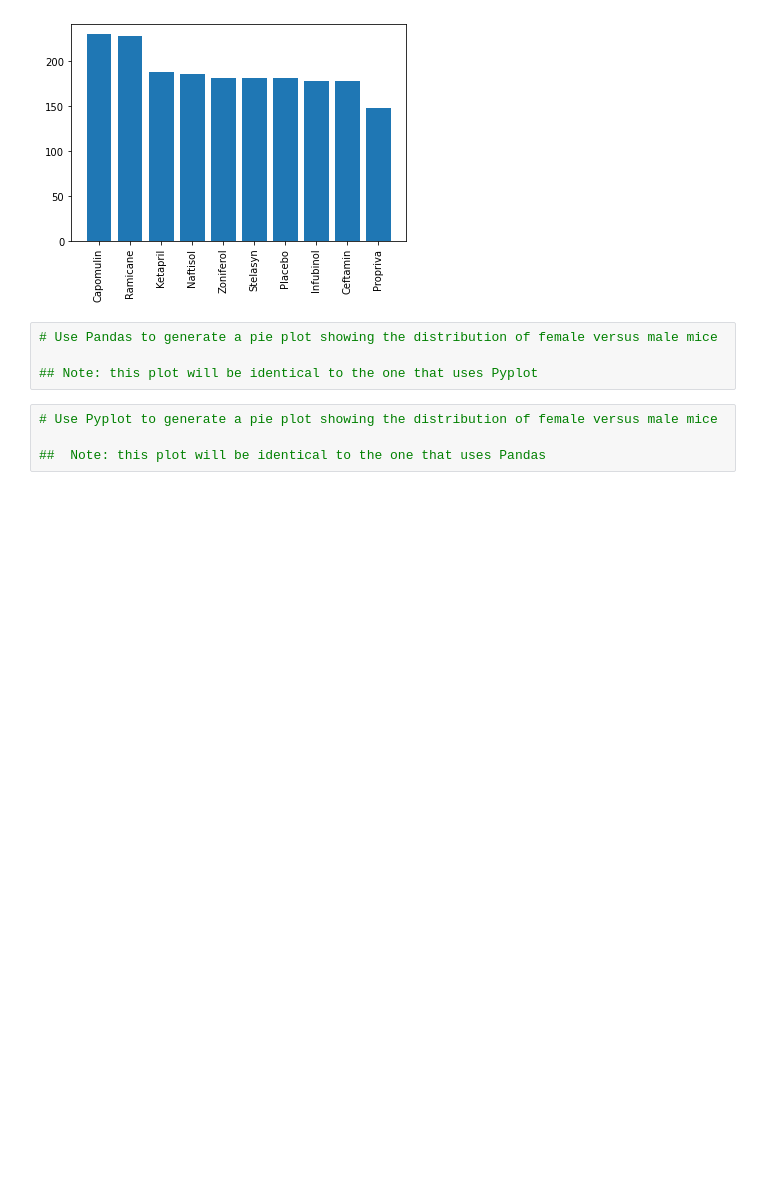
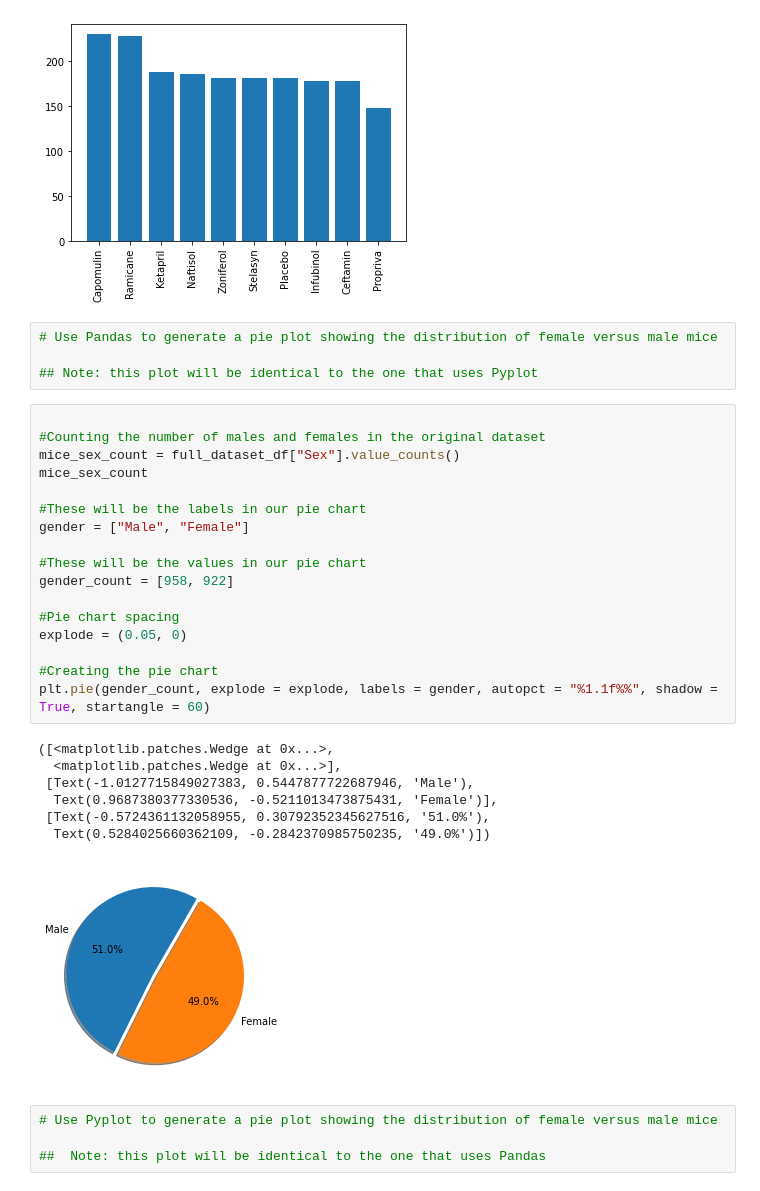
Before and after one commit to arerickson28/matplotlib-challenge, a Jupyter notebook: Pymaceuticals/pymaceuticals_starter.ipynb, the cells around one changed output. Saved outputs shown, nothing was run; the diff lists cells and outputs as text; blank space fills up the shorter version.

```diff
--- a/Pymaceuticals/pymaceuticals_starter.ipynb
+++ b/Pymaceuticals/pymaceuticals_starter.ipynb
@@ -148,6 +148,31 @@ plt.xticks(rotation = 90)
 # Use Pandas to generate a pie plot showing the distribution of female versus male mice
 
 ## Note: this plot will be identical to the one that uses Pyplot
+# %%
+
+#Counting the number of males and females in the original dataset
+mice_sex_count = full_dataset_df["Sex"].value_counts()
+mice_sex_count
+
+#These will be the labels in our pie chart
+gender = ["Male", "Female"]
+
+#These will be the values in our pie chart
+gender_count = [958, 922]
+
+#Pie chart spacing
+explode = (0.05, 0)
+
+#Creating the pie chart
+plt.pie(gender_count, explode = explode, labels = gender, autopct = "%1.1f%%", shadow = True, startangle = 60)
+# %% [output]
+([<matplotlib.patches.Wedge at 0x...>,
+  <matplotlib.patches.Wedge at 0x...>],
+ [Text(-1.0127715849027383, 0.5447877722687946, 'Male'),
+  Text(0.9687380377330536, -0.5211013473875431, 'Female')],
+ [Text(-0.5724361132058955, 0.30792352345627516, '51.0%'),
+  Text(0.5284025660362109, -0.2842370985750235, '49.0%')])
+[figure, added]
 # %%
 # Use Pyplot to generate a pie plot showing the distribution of female versus male mice
 
```
Also changed, not shown: parts of 2 cells of this notebook.
